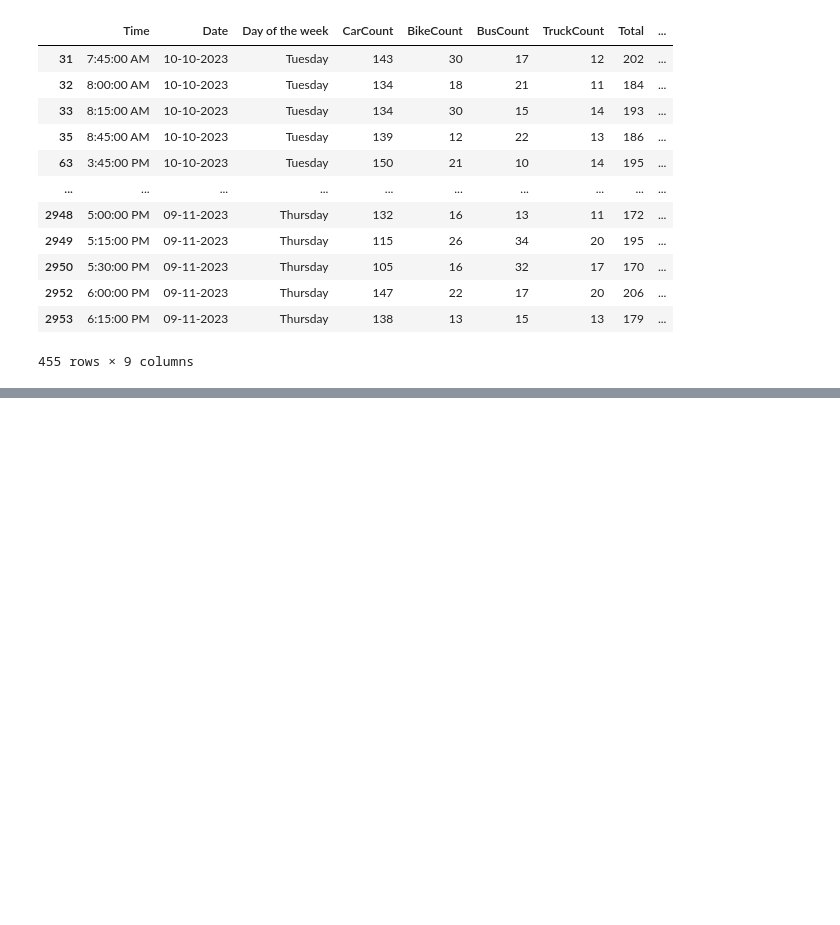
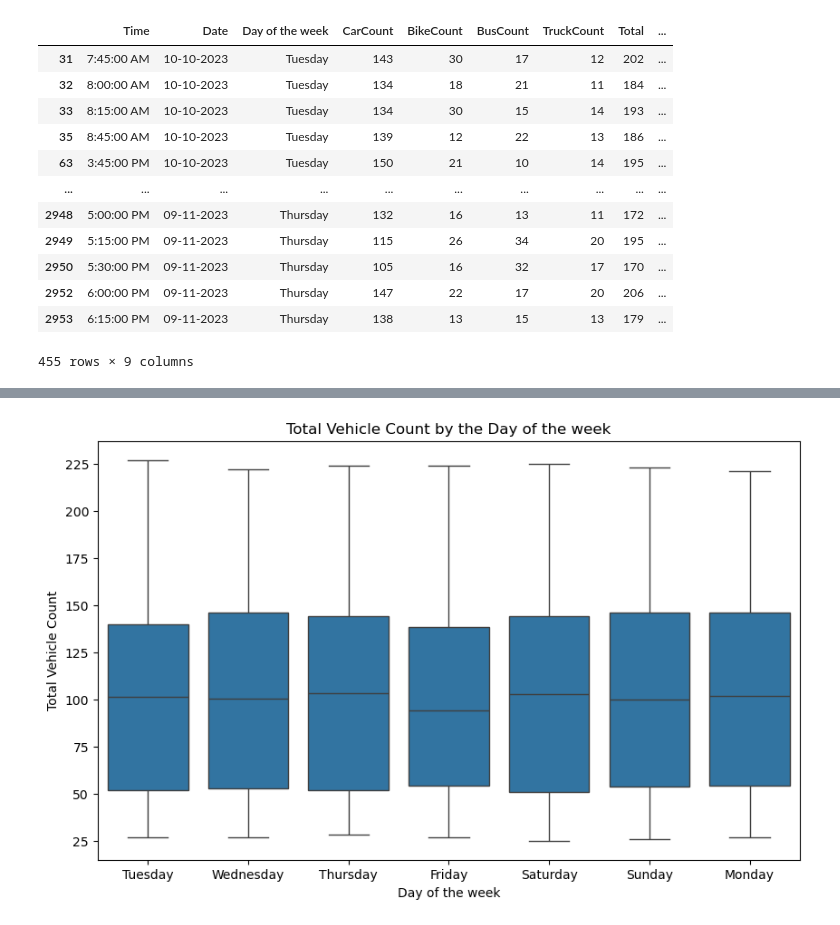
Before and after one commit to rkpm22/predict-traffic-flow, a Jupyter notebook: Predict-traffic-flow.ipynb, the cells around one changed output, grey strips where cells are left out. Cells and saved outputs as stored; diff of their text form; code cells hidden in the pictures; blank space fills up the shorter version.

```diff
--- a/Predict-traffic-flow.ipynb
+++ b/Predict-traffic-flow.ipynb
@@ -93,0 +208,10 @@ df['TimeInMins'] = dt.apply(lambda t: t.hour * 60 + t.minute)
+# %%
+#Total Vehicle Count by the Day of the week
+plt.figure(figsize=(10,6))
+sns.boxplot(data=df3, x='Day of the week', y='Total')
+plt.title('Total Vehicle Count by the Day of the week')
+plt.xlabel('Day of the week')
+plt.ylabel('Total Vehicle Count')
+plt.show()
+# %% [output]
+[figure, added]
```
Also changed, not shown: parts of 17 cells of this notebook.
